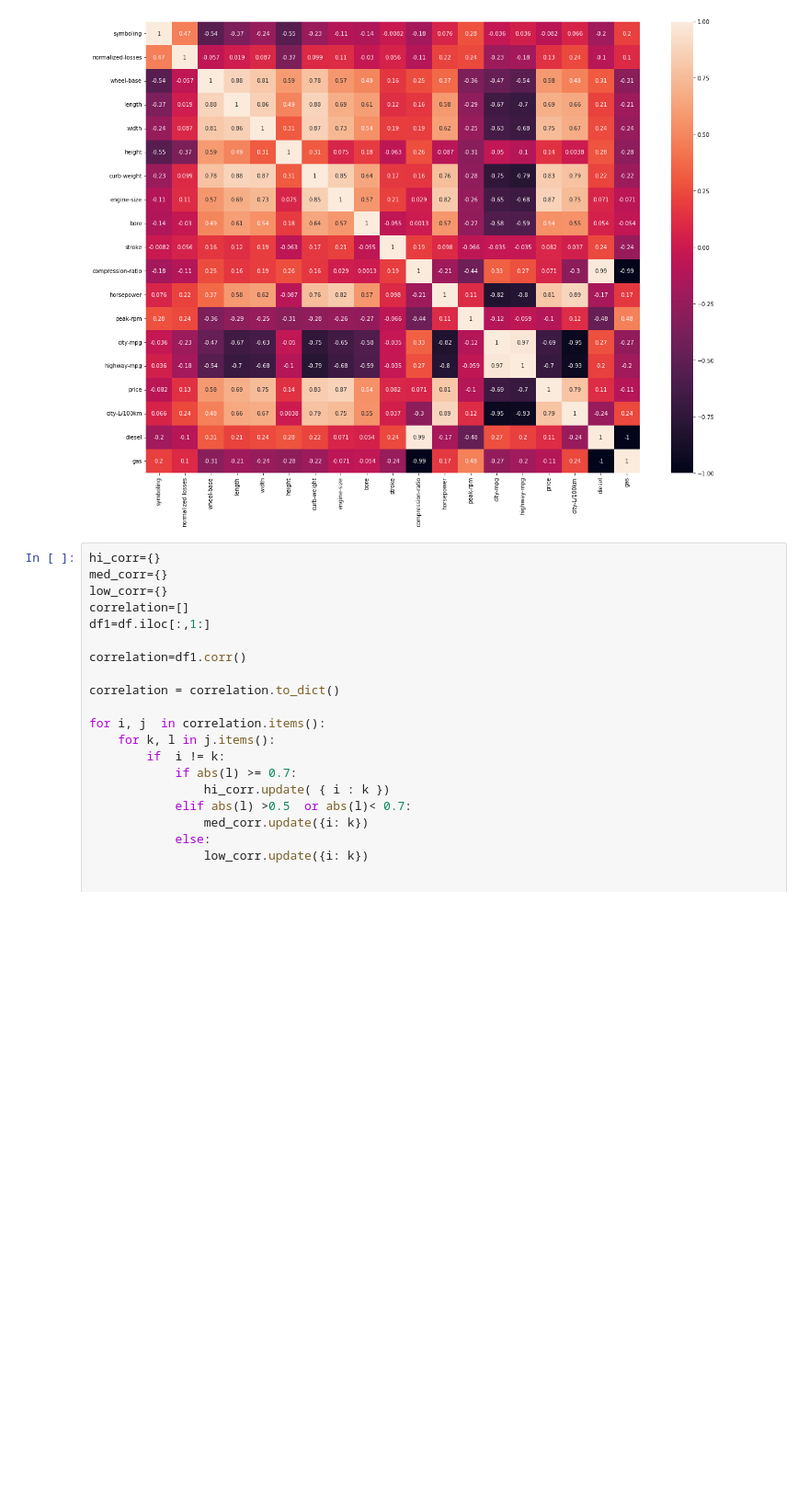
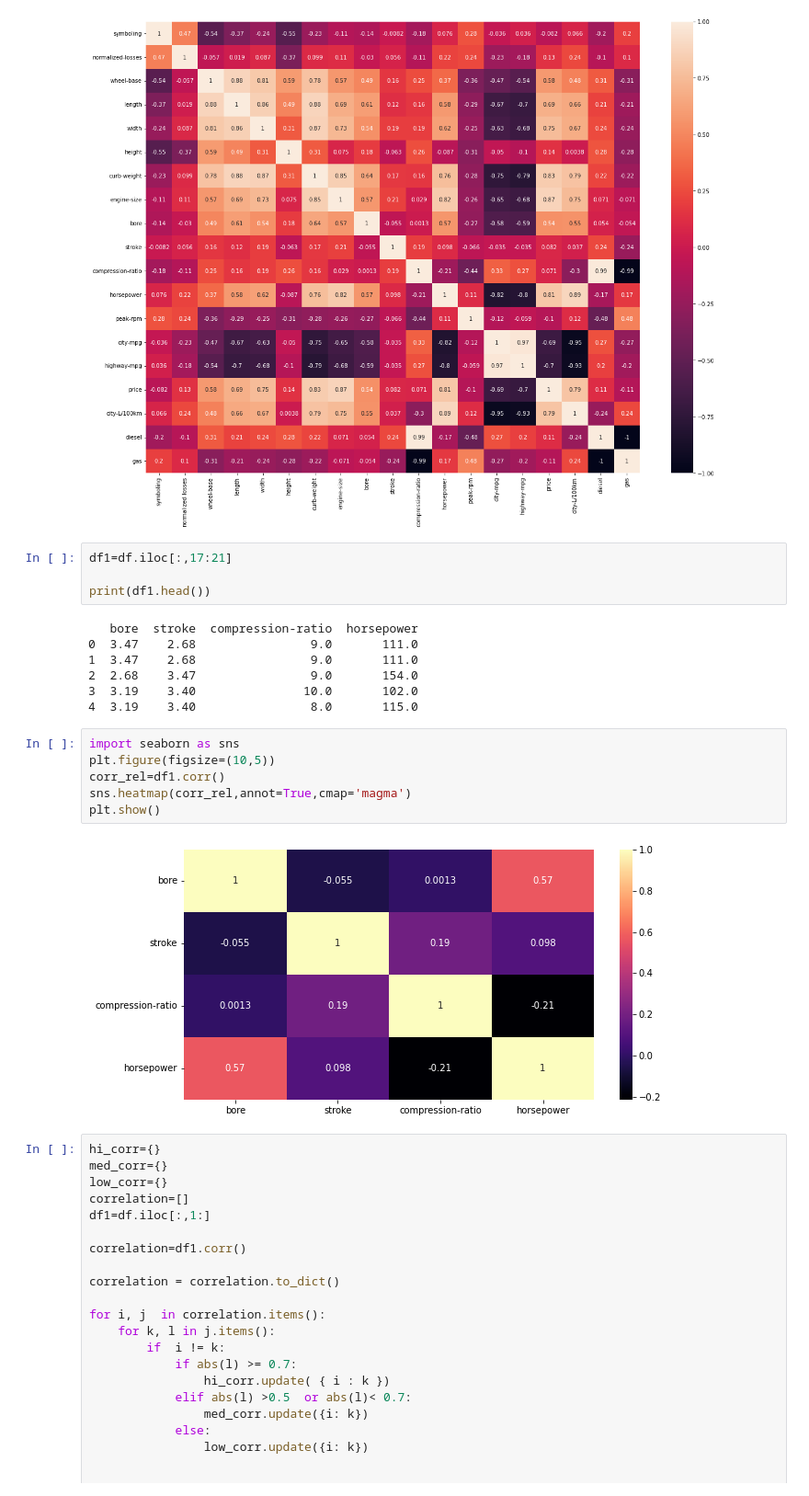
Before and after one commit to malavikasreekumar/Data-Visualization, a Jupyter notebook: vehicle.ipynb, the cells around one changed output. Shown at 92% size. Saved outputs shown, nothing was run; the diff lists cells and outputs as text; blank space fills up the shorter version.

Commit message:
Correction in heatmap

```diff
--- a/vehicle.ipynb
+++ b/vehicle.ipynb
@@ -46,6 +46,25 @@ sns.heatmap(corr_rel,annot=True)
 plt.show()
 # %% [output]
 [figure]
+# %%
+df1=df.iloc[:,17:21]
+
+print(df1.head())
+# %% [output]
+   bore  stroke  compression-ratio  horsepower
+0  3.47    2.68                9.0       111.0
+1  3.47    2.68                9.0       111.0
+2  2.68    3.47                9.0       154.0
+3  3.19    3.40               10.0       102.0
+4  3.19    3.40                8.0       115.0
+# %%
+import seaborn as sns
+plt.figure(figsize=(10,5))
+corr_rel=df1.corr()
+sns.heatmap(corr_rel,annot=True,cmap='magma')
+plt.show()
+# %% [output]
+[figure, added]
 # %%
 hi_corr={}
 med_corr={}
```
Also changed, not shown: parts of 1 cell of this notebook.
